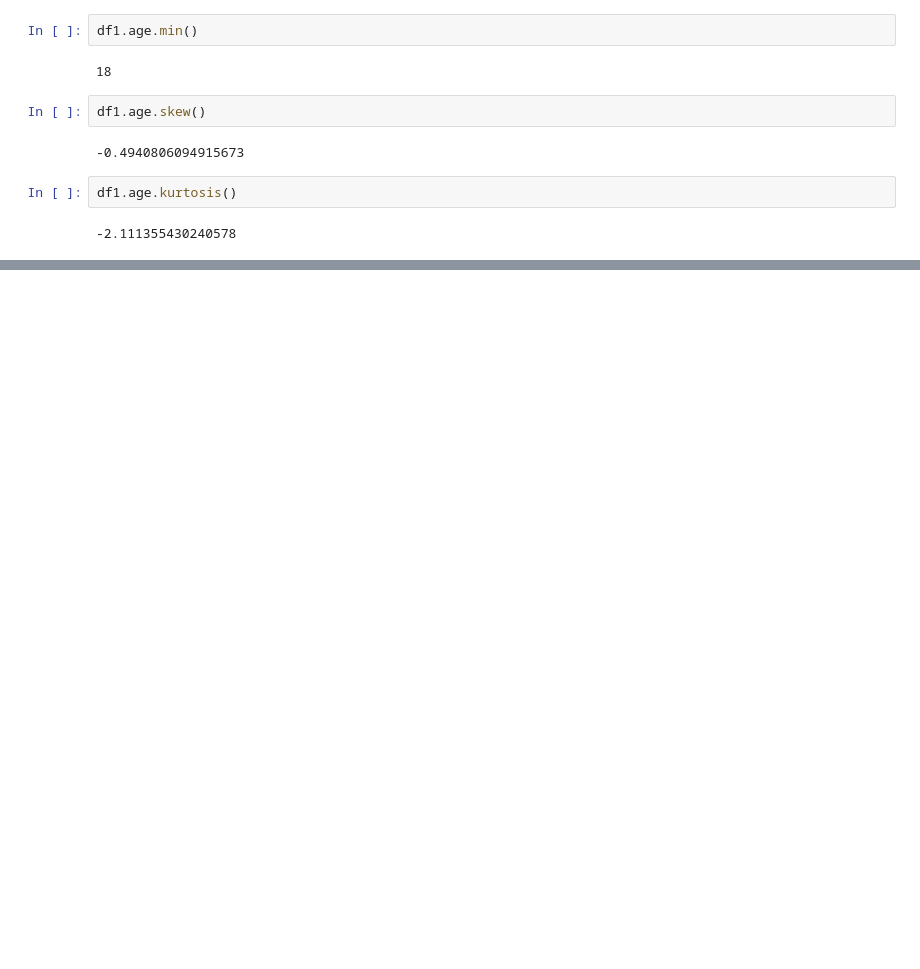
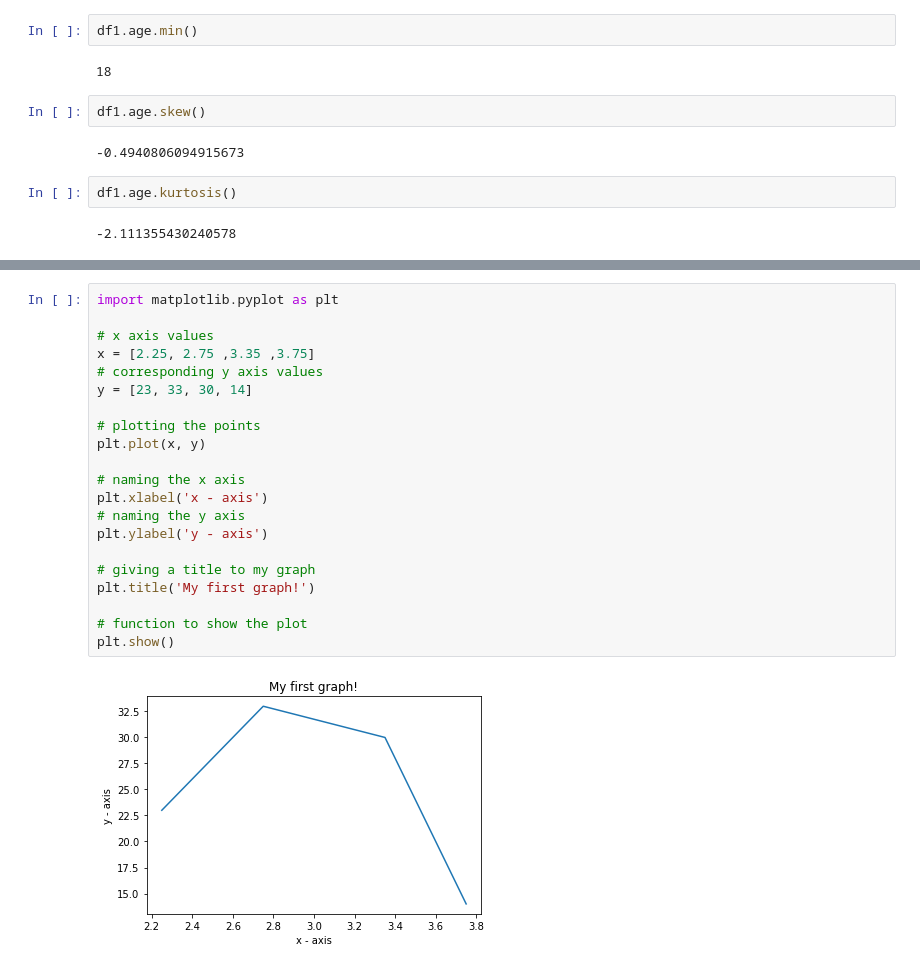
Before and after one commit to DSamyukta/TrainingClasses, a Jupyter notebook: Statistics2.ipynb, the cells around one changed output, grey strips where cells are left out. Saved outputs shown, nothing was run; the diff lists cells and outputs as text; blank space fills up the shorter version.

```diff
--- a/Statistics2.ipynb
+++ b/Statistics2.ipynb
@@ -247,0 +286,23 @@ df1.age.kurtosis()
+# %%
+import matplotlib.pyplot as plt
+
+# x axis values
+x = [2.25, 2.75 ,3.35 ,3.75]
+# corresponding y axis values
+y = [23, 33, 30, 14]
+
+# plotting the points
+plt.plot(x, y)
+
+# naming the x axis
+plt.xlabel('x - axis')
+# naming the y axis
+plt.ylabel('y - axis')
+
+# giving a title to my graph
+plt.title('My first graph!')
+
+# function to show the plot
+plt.show()
+# %% [output]
+[figure, added]
```
Also changed, not shown: parts of 13 cells of this notebook.
